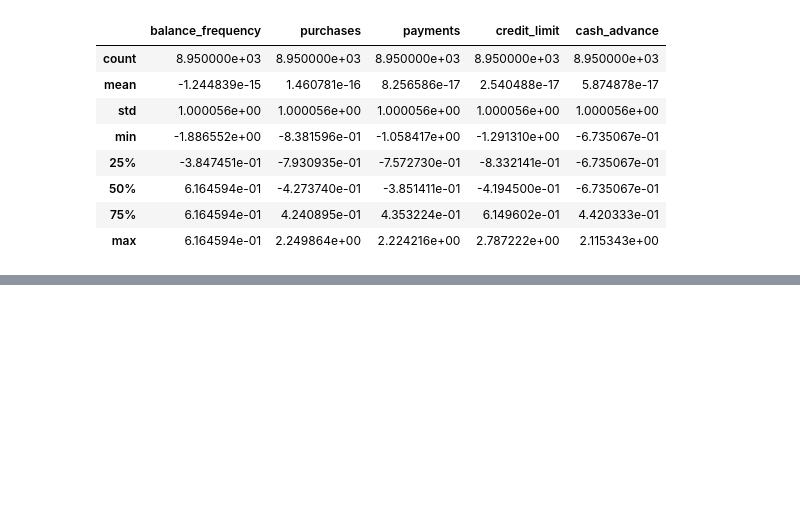
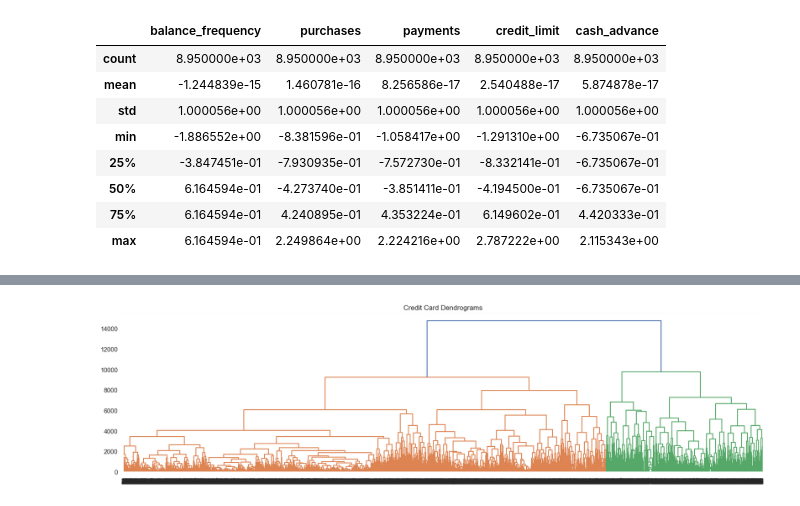
Before and after one commit to normanmunge/credit-card-clustering, a Jupyter notebook: credit-card-clustering.ipynb, the cells around one changed output, grey strips where cells are left out. Drawn from its saved outputs; the diff is of its cells as text; code cells hidden in the pictures; blank space fills up the shorter version.

```diff
--- a/credit-card-clustering.ipynb
+++ b/credit-card-clustering.ipynb
@@ -272,0 +348,11 @@ for i, col in enumerate(minmax_scaler_df.columns):
+# %%
+#Visualize Dendogram for original dataset
+import scipy.cluster.hierarchy as shc
+
+plt.figure(figsize=(20,5))
+
+plt.title("Credit Card Dendrograms")
+
+dend=shc.dendrogram(shc.linkage(new_df, method="complete"))
+# %% [output]
+[figure, added]
```
Also changed, not shown: parts of 15 cells of this notebook.
